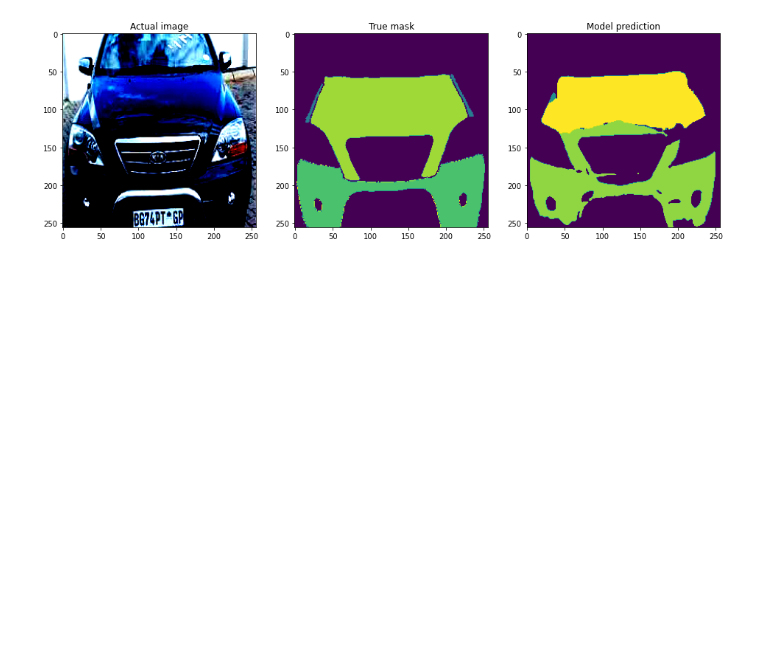
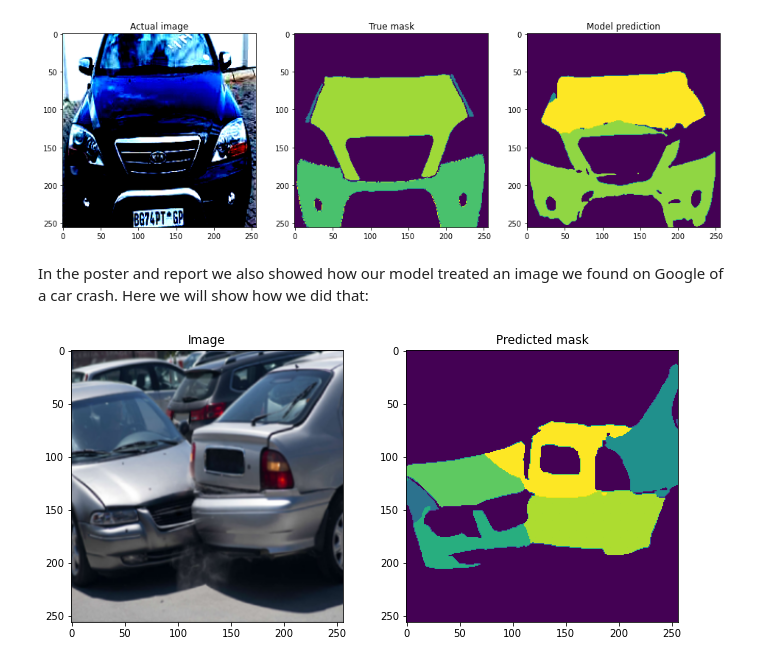
Before and after one commit to AndersBensen/02456-deep-learning, a Jupyter notebook: recreating_results_notebook.ipynb, the cells around one changed output. Cells and saved outputs as stored; diff of their text form; code cells hidden in the pictures; blank space fills up the shorter version.

```diff
--- a/recreating_results_notebook.ipynb
+++ b/recreating_results_notebook.ipynb
@@ -396,3 +412,39 @@ prep_and_viz(test_dataset[4], unetpp_r200_model)
 # %% [output]
 Clipping input data to the valid range for imshow with RGB data ([0..1] for floats or [0..255] for integers).
 [figure]
+# %% [markdown]
+In the poster and report we also showed how our model treated an image we found on Google of a car crash. Here we will show how we did that:
+# %%
+from PIL import Image
+from torchvision.transforms import *
+import requests
+
+def visualize2(car_img=None, mask=None):
+    n = 2
+    plt.figure(figsize=(11, 5))
+    plt.subplot(1, n, 1)
+    plt.imshow(car_img)
+    plt.title("Image")
+    plt.subplot(1, n, 2)
+    plt.imshow(mask)
+    plt.title("Predicted mask")
+    plt.show()
+
+pil_img = Image.open("E:/carcrash.png")
+pil_img = pil_img.resize((256,256))
+np_img = np.array(pil_img)[...,:3]
+
+transforms = transforms.Compose([
+    transforms.ToTensor(),
+    transforms.Normalize((0.485, 0.456, 0.406), (0.229, 0.224, 0.225)),
+])
+
+img = transforms(np_img)
+
+pred = unetpp_r200_model.predict(img[None,:])
+pred = pred[0]
+pred_int = torch.argmax(pred,dim=0)
+
+visualize2(car_img=np_img, mask=pred_int)
+# %% [output]
+[figure, added]
```
Also changed, not shown: parts of 29 cells of this notebook, 6 other files.
